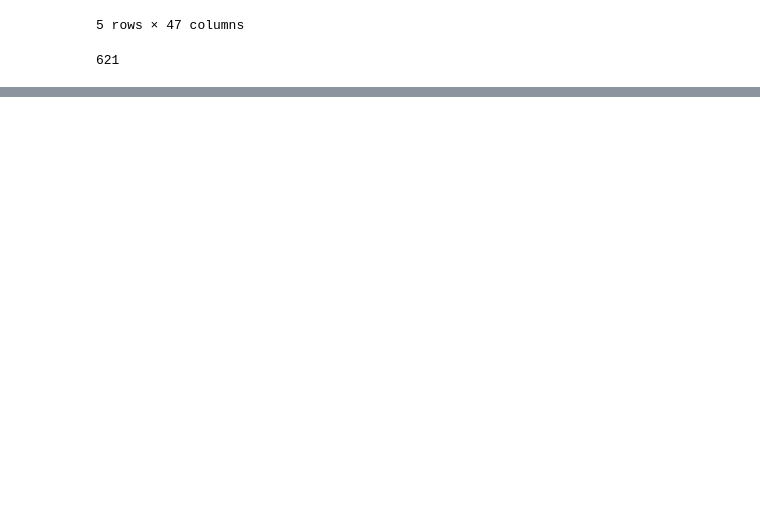
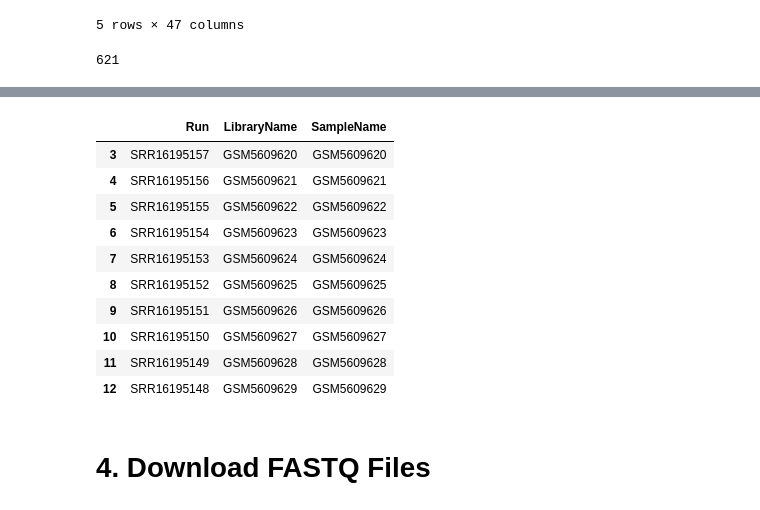
Before and after one commit to irith-kat/genai4bio-project, a Jupyter notebook: notebook_tests/joint_DNA_RNA_processing.ipynb, the cells around one changed output, grey strips where cells are left out. Cells and saved outputs as stored; diff of their text form; code cells hidden in the pictures; blank space fills up the shorter version.

```diff
--- a/notebook_tests/joint_DNA_RNA_processing.ipynb
+++ b/notebook_tests/joint_DNA_RNA_processing.ipynb
@@ -121,0 +306,16 @@ len(SRA_metadata['BioSample'].unique())
+# %%
+dna[["Run", "LibraryName", "SampleName"]].head(10)
+# %% [output]
+|  | Run | LibraryName | SampleName |
+| 3 | SRR16195157 | GSM5609620 | GSM5609620 |
+| 4 | SRR16195156 | GSM5609621 | GSM5609621 |
+| 5 | SRR16195155 | GSM5609622 | GSM5609622 |
+| 6 | SRR16195154 | GSM5609623 | GSM5609623 |
+| 7 | SRR16195153 | GSM5609624 | GSM5609624 |
+| 8 | SRR16195152 | GSM5609625 | GSM5609625 |
+| 9 | SRR16195151 | GSM5609626 | GSM5609626 |
+| 10 | SRR16195150 | GSM5609627 | GSM5609627 |
+| 11 | SRR16195149 | GSM5609628 | GSM5609628 |
+| 12 | SRR16195148 | GSM5609629 | GSM5609629 |
+# %% [markdown]
+# 4. Download FASTQ Files
```
Also changed, not shown: parts of 29 cells of this notebook, 1 other file.
